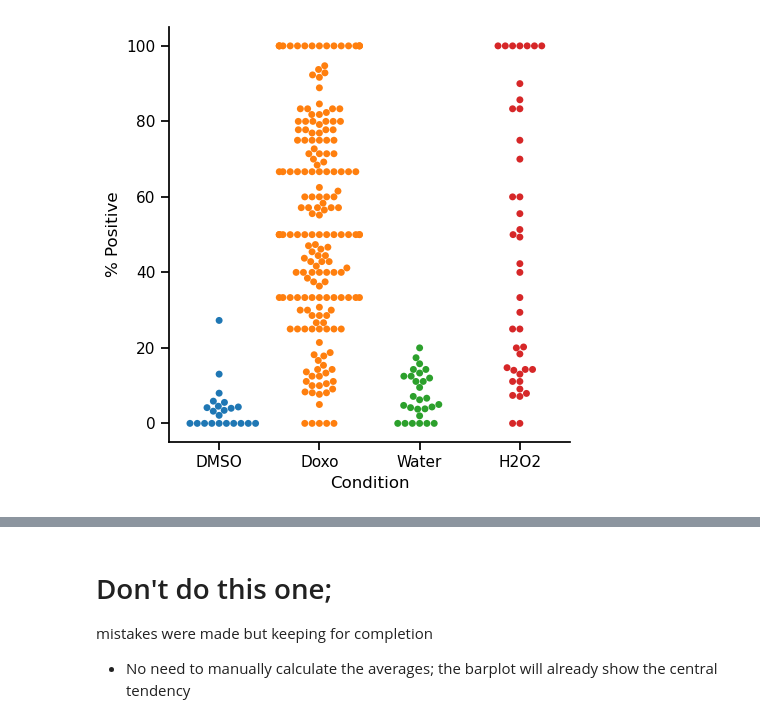
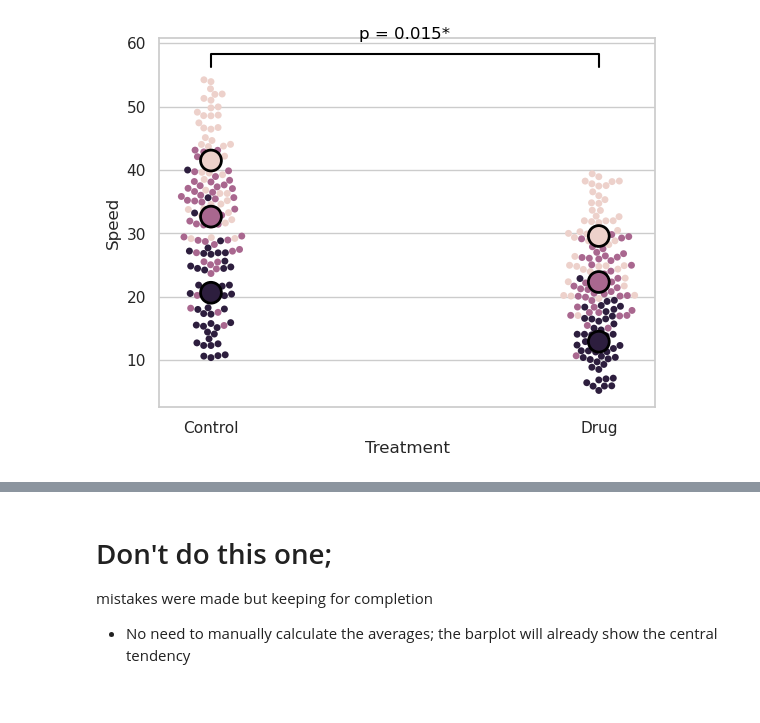
Before and after one commit to allielas/HTP_fibroblasts_mitolyso, a Jupyter notebook: BetaGal.ipynb, the cells around one changed output, grey strips where cells are left out. Cells and saved outputs as stored; diff of their text form; code cells hidden in the pictures.

```diff
--- a/BetaGal.ipynb
+++ b/BetaGal.ipynb
@@ -100,18 +109,34 @@ See the caveats in the documentation: https://pandas.pydata.org/pandas-docs/stab
 # %%
-# Create the figure and axis bar plot using seaborn and matplotlib
-#fig, ax = plt.subplots(figsize=(11, 6))
+#Superplots code for 2 conditions
 
-#initiate the seaborn barplot
-sns.set_context("notebook")
-sns.catplot(data=df, x="Condition", y="% Positive", hue = "Condition", kind="swarm")
+import scipy
+combined = pd.read_csv("combined.csv")
+sns.set_style("whitegrid")
 
-# Add labels and title
-#ax.set_xlabel("Total BetaGal Positive")
-#ax.set_ylabel("Density")
-#ax.set_title("Replicat")
+ReplicateAverages = combined.groupby(['Treatment','Replicate'], as_index=False).agg({'Speed': "mean"})
+ReplicateAvePivot = ReplicateAverages.pivot_table(columns='Treatment', values='Speed', index="Replicate")
 
+statistic, pvalue = scipy.stats.ttest_rel(ReplicateAvePivot['Control'], ReplicateAvePivot['Drug'])
+P_value = str(float(round(pvalue, 3)))
+if pvalue < 0.05:
+    P_value = P_value + "*"
 
-# Display the plot
-plt.show()
+#Superplot uses two swarmplots to plot the data and then adds a line with the p-value
+sns.swarmplot(x="Treatment",
+              y="Speed",
+              hue="Replicate",
+              data=combined)
+ax = sns.swarmplot(x="Treatment",
+                   y="Speed",
+                   hue="Replicate",
+                   size=15, edgecolor="k",
+                   linewidth=2, data=ReplicateAverages)
+ax.legend_.remove() #remove the legend
+x1, x2 = 0, 1 #define the points for the line on the x axis
+y, h, col = combined['Speed'].max() + 2, 2, 'k' #define where to draw the line (on top of the max y value) and the color (rgb or cmyk)
+plt.plot([x1, x1, x2, x2], [y, y+h, y+h, y], lw=1.5, c=col) # add the line using the points defined above
+plt.text((x1+x2)*.5, y+h*2, "p = "+P_value, ha='center', va='bottom', color=col) #add the p-value annotation to the plot
+#note that the *0.5 is used to find the middle of the two x points
+plt.savefig("combined.png")
 # %% [output]
-[figure, old version]
+[figure, new version]
```
Also changed, not shown: parts of 10 cells of this notebook, 4 other files.
